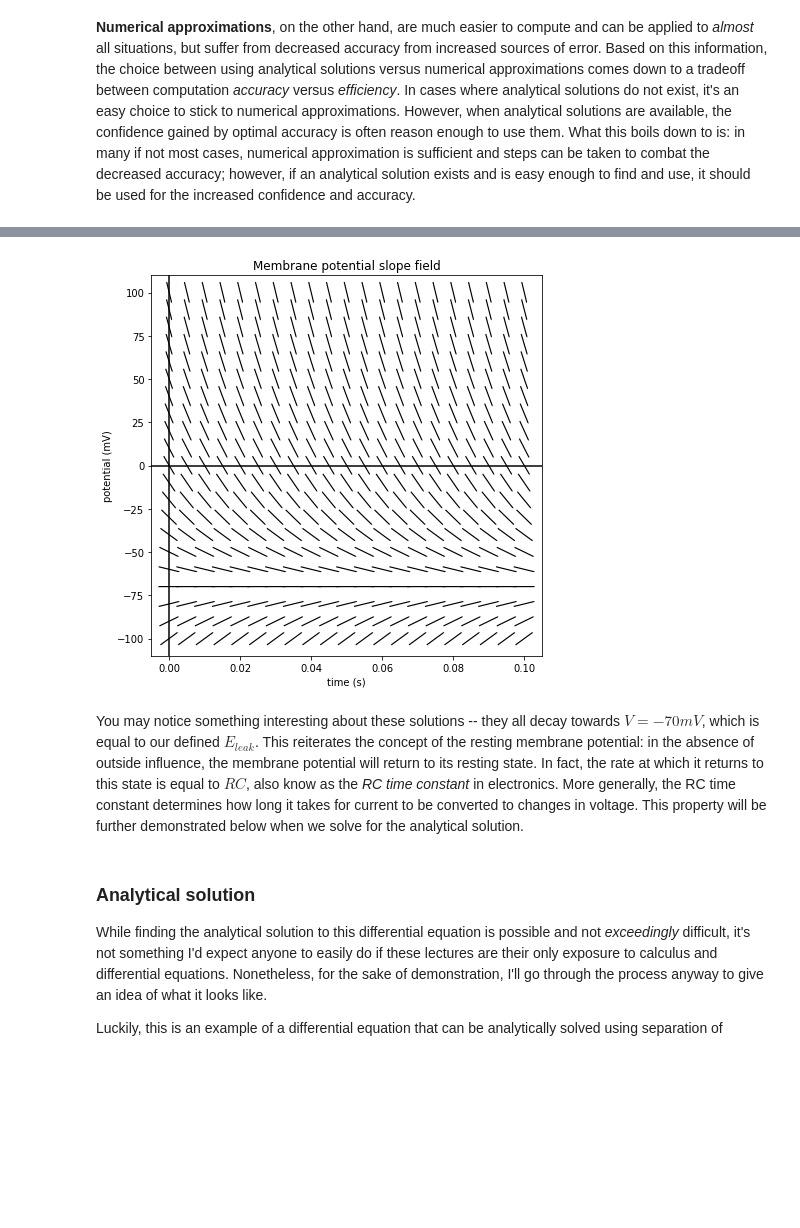
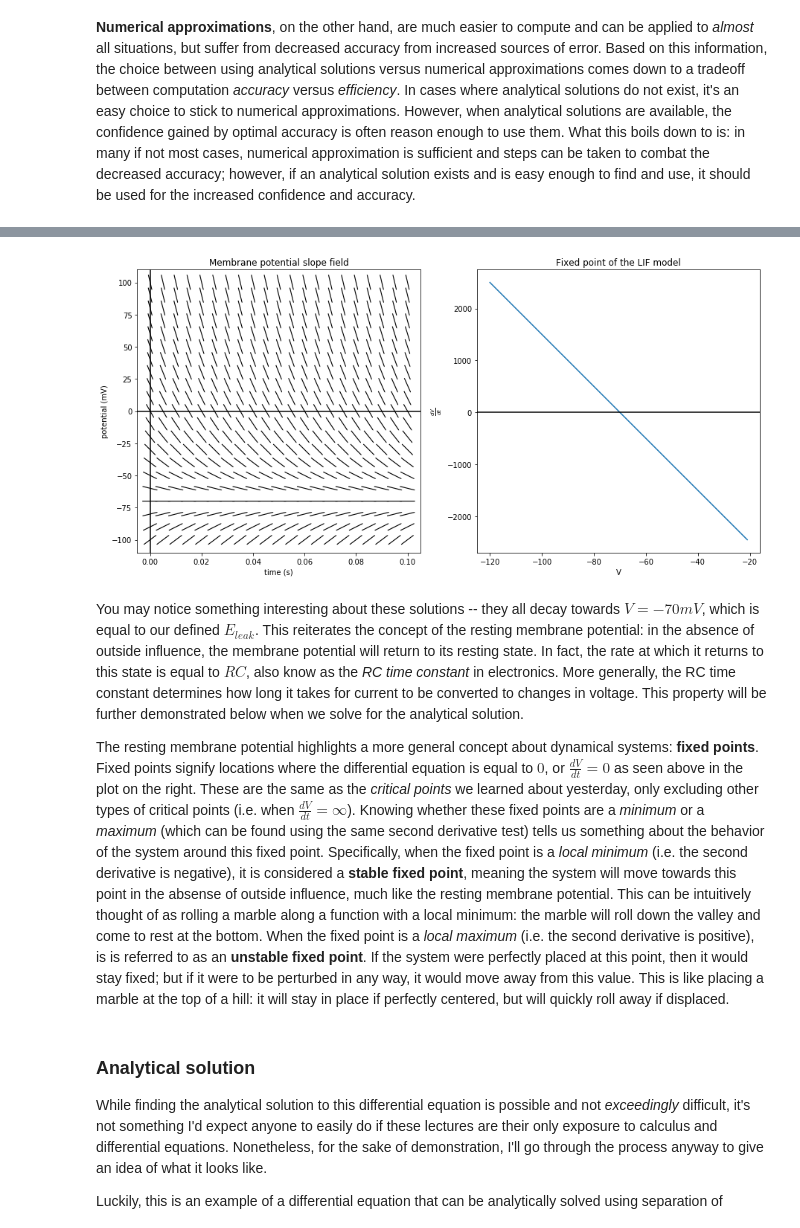
Before and after one commit to PrincetonUniversity/pni_bootcamp_2020, a Jupyter notebook: Module04_CalcDiffEQ/Day02_DiffEQ_Lecture.ipynb, the cells around one changed output, grey strips where cells are left out. Saved outputs shown, nothing was run; the diff lists cells and outputs as text; code cells hidden in the pictures; blank space fills up the shorter version.

Commit message:
added a bit about fixed points

```diff
--- a/Module04_CalcDiffEQ/Day02_DiffEQ_Lecture.ipynb
+++ b/Module04_CalcDiffEQ/Day02_DiffEQ_Lecture.ipynb
@@ -423,35 +423,45 @@ For this neuron, we'll assume $E_{leak} = -70$ mV and $RC = 20$ ms. Let's start
 # %%
 # initialize constants
 RC = 0.02
 E_leak = -70
 Iin_C = 0
 
 # membrane potential dynamics
 def dV_dt(V):
     return (E_leak-V)/RC + Iin_C
 
 # initialize points to compute slopes
 t = np.linspace(0,0.1,21)
 V = np.linspace(-100,100,21)
 
-_, ax = plt.subplots(figsize=(7,7))
+_, axs = plt.subplots(1,2,figsize=(15,7))
 
 # slope field
 for j in t:
     for k in V:
         slope = dV_dt(k)
-        ax.quiver(j,k,1,slope,angles='xy',width=0.003,headwidth=1,headlength=1,pivot='mid')
+        axs[0].quiver(j,k,1,slope,angles='xy',width=0.003,headwidth=1,headlength=1,pivot='mid')
 
 # add other nice things
-ax.axhline(y=0, color='k')
-ax.axvline(x=0, color='k');
-ax.set_title("Membrane potential slope field");
-ax.set_xlabel("time (s)")
-ax.set_ylabel("potential (mV)");
+axs[0].axhline(y=0, color='k')
+axs[0].axvline(x=0, color='k');
+axs[0].set_title("Membrane potential slope field");
+axs[0].set_xlabel("time (s)")
+axs[0].set_ylabel("potential (mV)");
+
+# plot dV_dt
+V = np.arange(-120,-20)
+axs[1].plot(V,dV_dt(V));
+axs[1].axhline(y=0, color='k')
+axs[1].set_title('Fixed point of the LIF model')
+axs[1].set_ylabel(r"$\frac{dV}{dt}$")
+axs[1].set_xlabel("V");
 # %% [output]
-[figure, old version]
+[figure, new version]
 # %% [markdown]
 You may notice something interesting about these solutions -- they all decay towards $V = -70 mV$, which is equal to our defined $E_{leak}$. This reiterates the concept of the resting membrane potential: in the absence of outside influence, the membrane potential will return to its resting state. In fact, the rate at which it returns to this state is equal to $RC$, also know as the *RC time constant* in electronics. More generally, the RC time constant determines how long it takes for current to be converted to changes in voltage. This property will be further demonstrated below when we solve for the analytical solution.
+
+The resting membrane potential highlights a more general concept about dynamical systems: **fixed points**. Fixed points signify locations where the differential equation is equal to $0$, or $\frac{dV}{dt} = 0$ as seen above in the plot on the right. These are the same as the *critical points* we learned about yesterday, only excluding other types of critical points (i.e. when $\frac{dV}{dt} = \infty$). Knowing whether these fixed points are a *minimum* or a *maximum* (which can be found using the same second derivative test) tells us something about the behavior of the system around this fixed point. Specifically, when the fixed point is a *local minimum* (i.e. the second derivative is negative), it is considered a **stable fixed point**, meaning the system will move towards this point in the absense of outside influence, much like the resting membrane potential. This can be intuitively thought of as rolling a marble along a function with a local minimum: the marble will roll down the valley and come to rest at the bottom. When the fixed point is a *local maximum* (i.e. the second derivative is positive), is is referred to as an **unstable fixed point**. If the system were perfectly placed at this point, then it would stay fixed; but if it were to be perturbed in any way, it would move away from this value. This is like placing a marble at the top of a hill: it will stay in place if perfectly centered, but will quickly roll away if displaced.
 # %% [markdown]
 ### Analytical solution
 While finding the analytical solution to this differential equation is possible and not *exceedingly* difficult, it's not something I'd expect anyone to easily do if these lectures are their only exposure to calculus and differential equations. Nonetheless, for the sake of demonstration, I'll go through the process anyway to give an idea of what it looks like.
```
